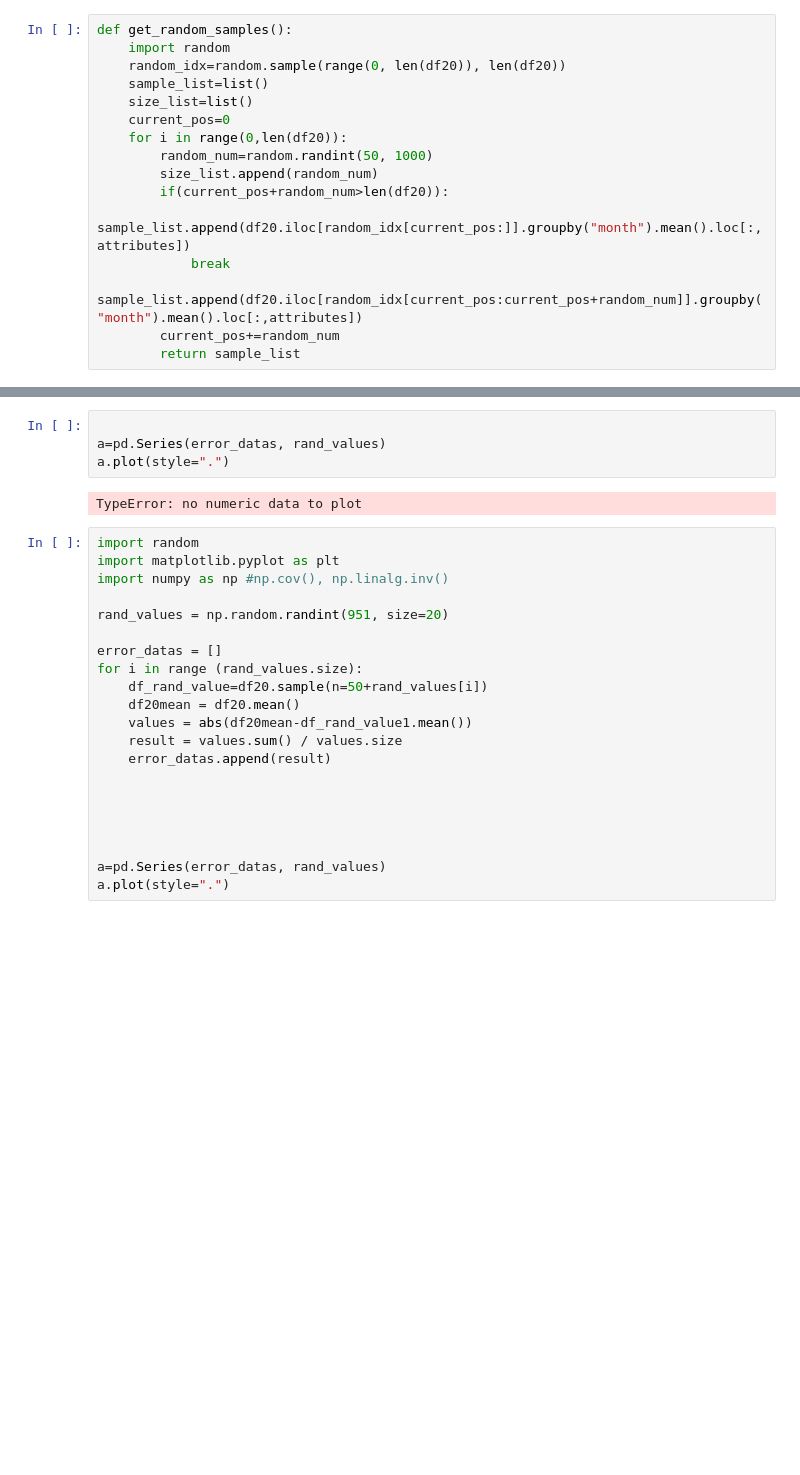
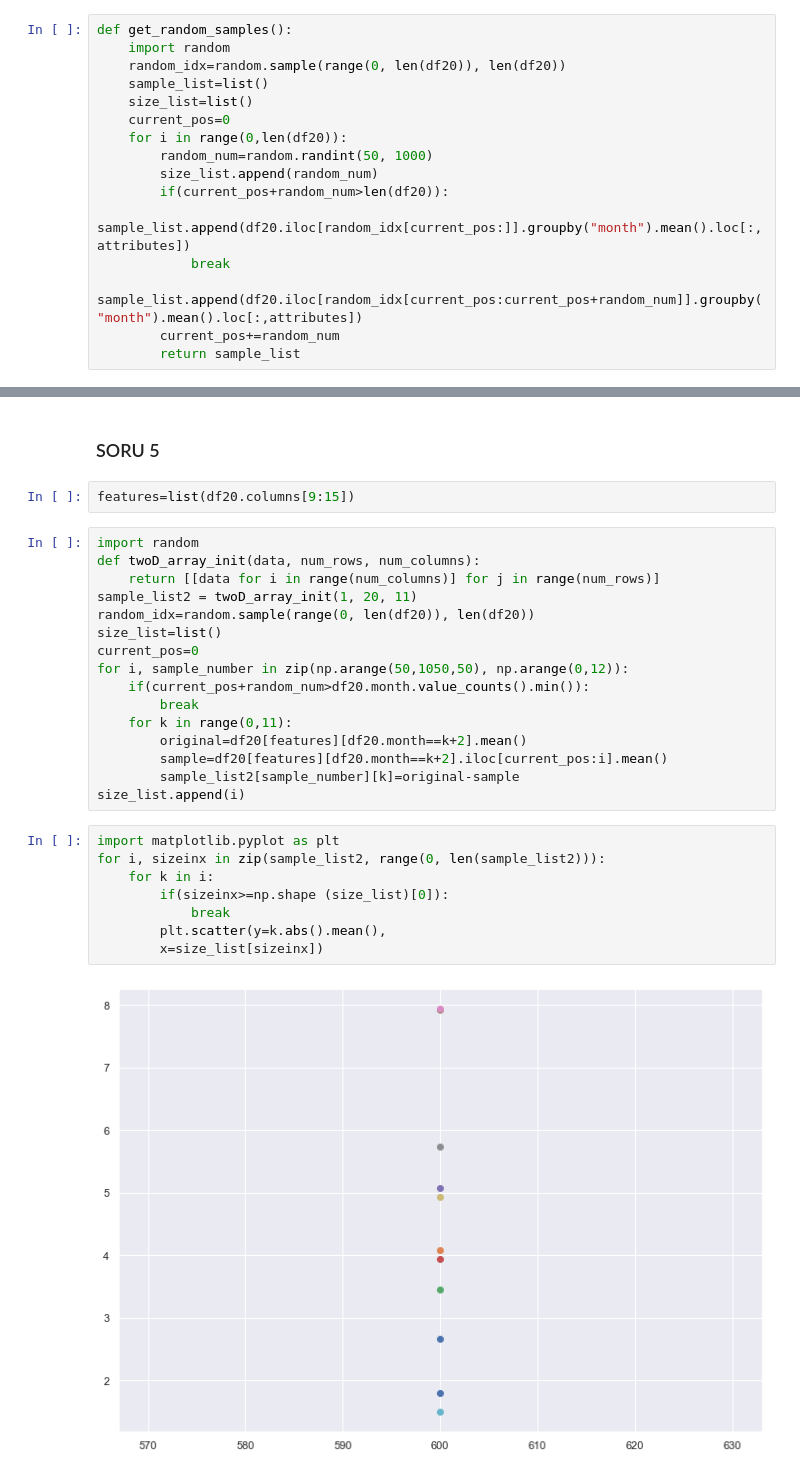
Before and after one commit to Bedirhangndnr/DataMining, a Jupyter notebook: HW2.ipynb, the cells around one changed output, grey strips where cells are left out. Saved outputs shown, nothing was run; the diff lists cells and outputs as text; blank space fills up the shorter version.

```diff
--- a/HW2.ipynb
+++ b/HW2.ipynb
@@ -265,27 +216,30 @@ list(error_datas[0])
-# %%
-
-a=pd.Series(error_datas, rand_values)
-a.plot(style=".")
-# %% [output]
-TypeError: no numeric data to plot
-# %%
-import random
-import matplotlib.pyplot as plt
-import numpy as np #np.cov(), np.linalg.inv()
-
-rand_values = np.random.randint(951, size=20)
-
-error_datas = []
-for i in range (rand_values.size):
-    df_rand_value=df20.sample(n=50+rand_values[i])
-    df20mean = df20.mean()
-    values = abs(df20mean-df_rand_value1.mean())
-    result = values.sum() / values.size
-    error_datas.append(result)
-
-
-
-
-
-a=pd.Series(error_datas, rand_values)
-a.plot(style=".")
+# %% [markdown]
+### SORU 5
+# %%
+features=list(df20.columns[9:15])
+# %%
+import random
+def twoD_array_init(data, num_rows, num_columns):
+    return [[data for i in range(num_columns)] for j in range(num_rows)]
+sample_list2 = twoD_array_init(1, 20, 11)
+random_idx=random.sample(range(0, len(df20)), len(df20))
+size_list=list()
+current_pos=0
+for i, sample_number in zip(np.arange(50,1050,50), np.arange(0,12)):
+    if(current_pos+random_num>df20.month.value_counts().min()):
+        break
+    for k in range(0,11):
+        original=df20[features][df20.month==k+2].mean()
+        sample=df20[features][df20.month==k+2].iloc[current_pos:i].mean()
+        sample_list2[sample_number][k]=original-sample
+size_list.append(i)
+# %%
+import matplotlib.pyplot as plt
+for i, sizeinx in zip(sample_list2, range(0, len(sample_list2))):
+    for k in i:
+        if(sizeinx>=np.shape (size_list)[0]):
+            break
+        plt.scatter(y=k.abs().mean(),
+        x=size_list[sizeinx])
+# %% [output]
+[figure, added]
```
Also changed, not shown: parts of 6 cells of this notebook.
